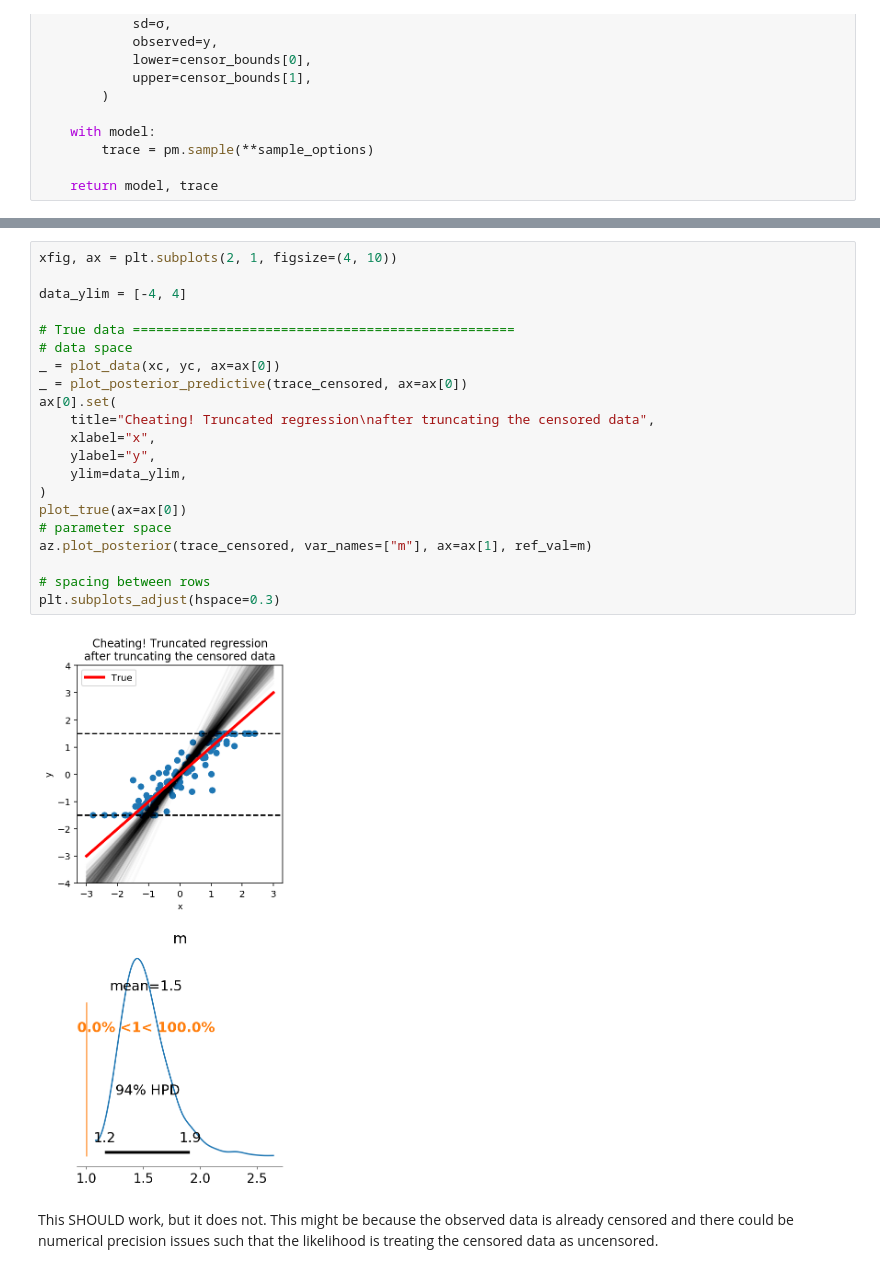
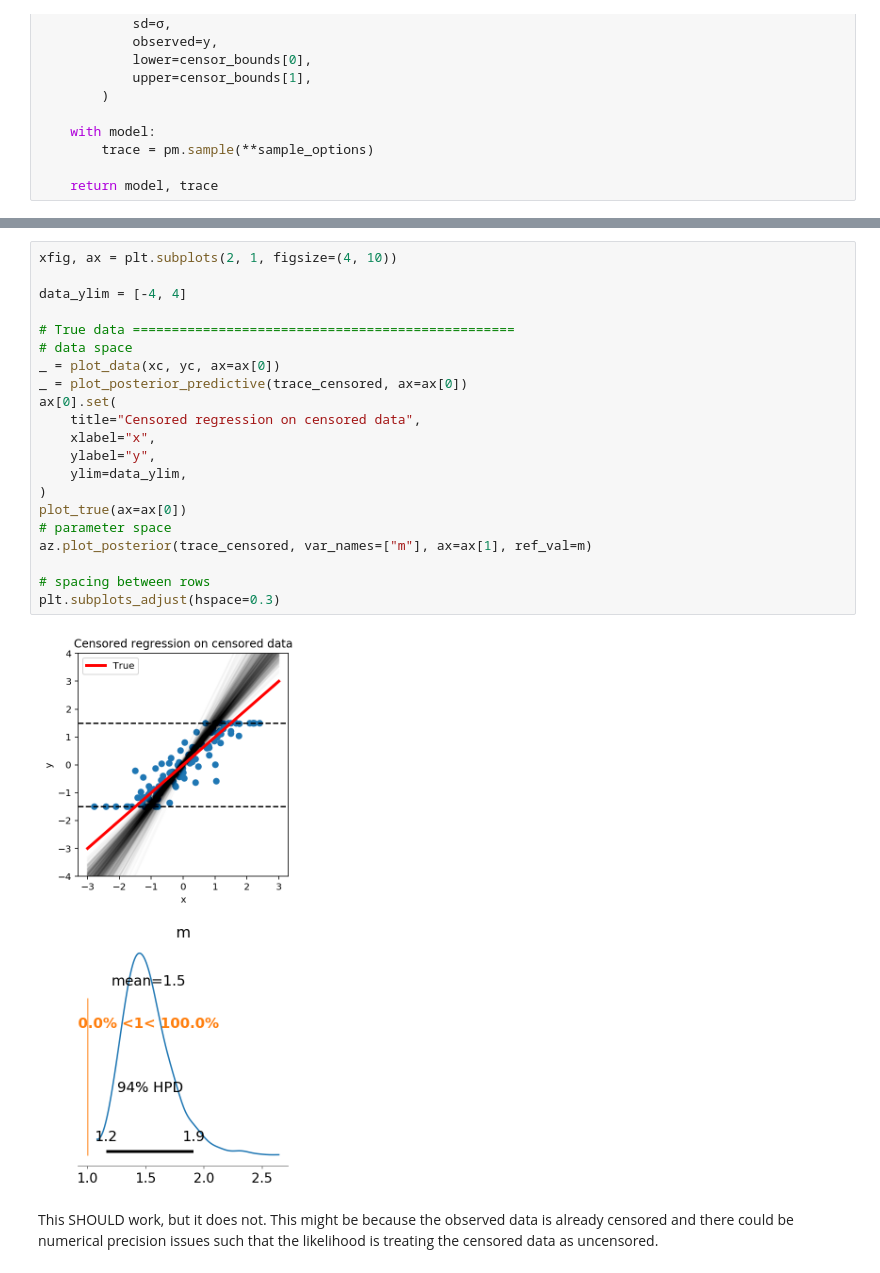
Before and after one commit to drbenvincent/pymc3-demo-code, a Jupyter notebook: censored_regression_pymc3.ipynb, the cells around one changed output, grey strips where cells are left out. Drawn from its saved outputs; the diff is of its cells as text.

Commit message:
fix figure title

```diff
--- a/censored_regression_pymc3.ipynb
+++ b/censored_regression_pymc3.ipynb
@@ -274,26 +274,26 @@ NUTS: [σ, c, m]
 # %%
 xfig, ax = plt.subplots(2, 1, figsize=(4, 10))
 
 data_ylim = [-4, 4]
 
 # True data =================================================
 # data space
 _ = plot_data(xc, yc, ax=ax[0])
 _ = plot_posterior_predictive(trace_censored, ax=ax[0])
 ax[0].set(
-    title="Cheating! Truncated regression\nafter truncating the censored data",
+    title="Censored regression on censored data",
     xlabel="x",
     ylabel="y",
     ylim=data_ylim,
 )
 plot_true(ax=ax[0])
 # parameter space
 az.plot_posterior(trace_censored, var_names=["m"], ax=ax[1], ref_val=m)
 
 # spacing between rows
 plt.subplots_adjust(hspace=0.3)
 # %% [output]
-[figure, old version]
+[figure, new version]
 # %% [markdown]
 This SHOULD work, but it does not. This might be because the observed data is already censored and there could be numerical precision issues such that the likelihood is treating the censored data as uncensored.
 # %% [markdown]
```
